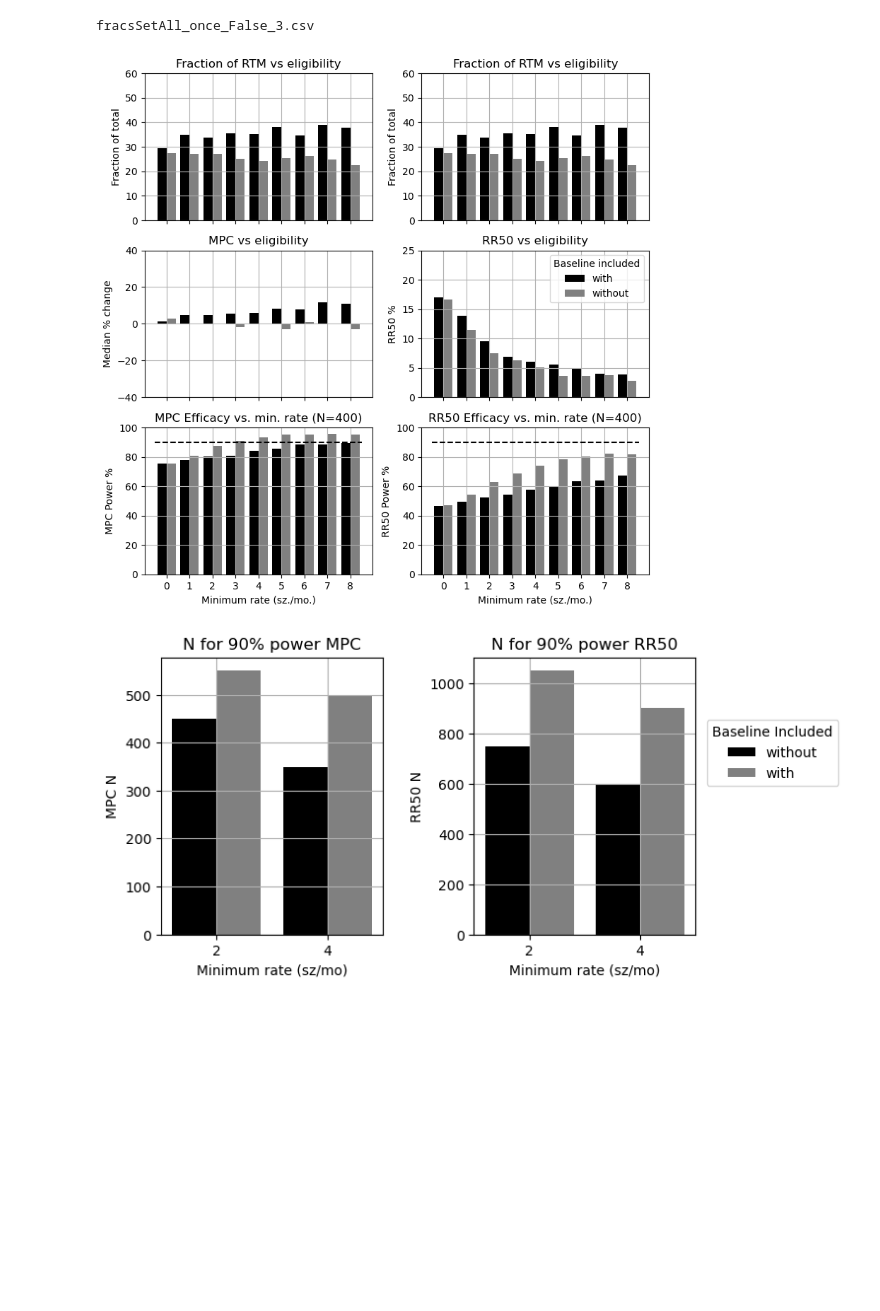
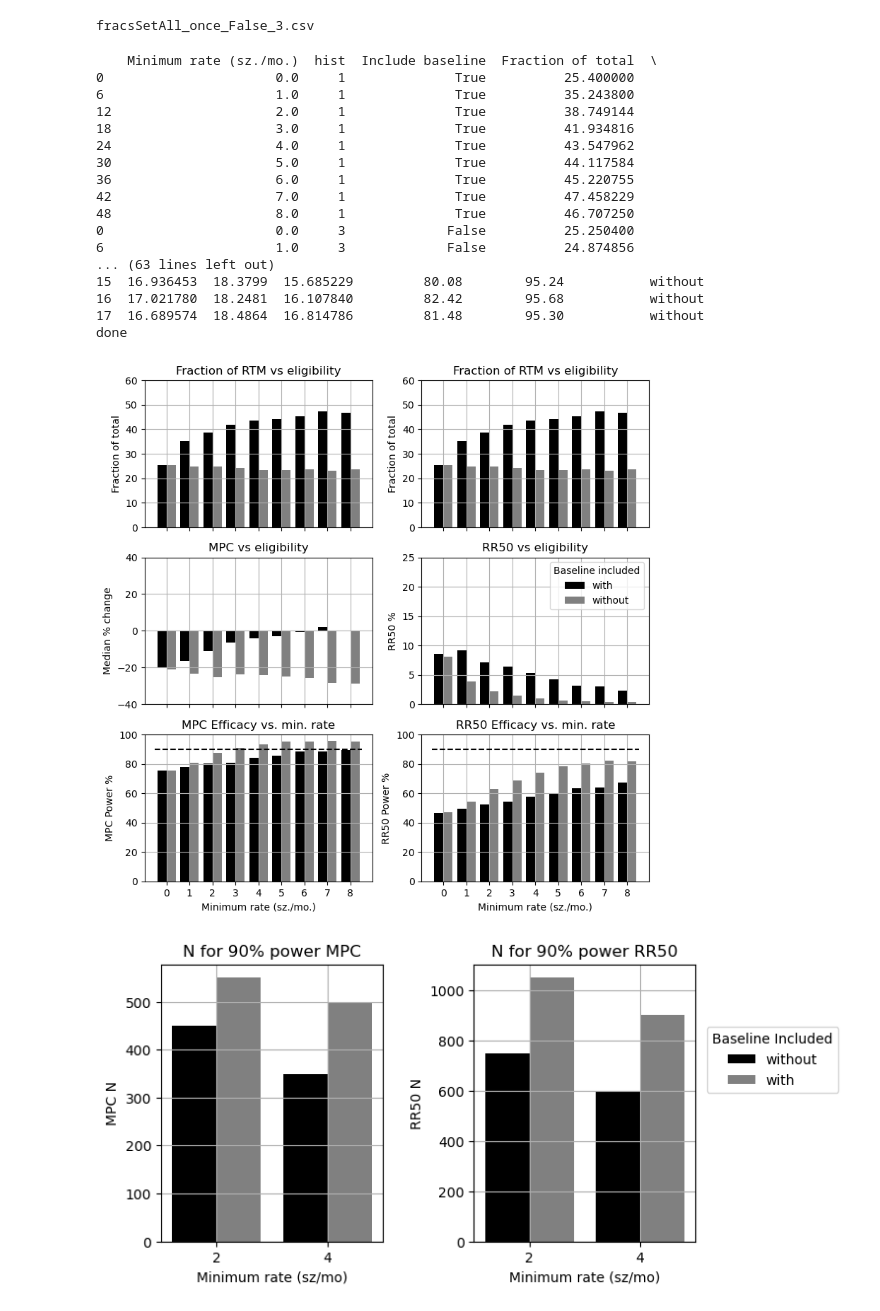
Before and after one commit to GoldenholzLab/RTMsim, a Jupyter notebook: rtm_paper_v2.ipynb, the cells around one changed output. Drawn from its saved outputs; the diff is of its cells as text; code cells hidden in the pictures; blank space fills up the shorter version.

```diff
--- a/rtm_paper_v2.ipynb
+++ b/rtm_paper_v2.ipynb
@@ -86,10 +102,30 @@ fracsSetAll_once_False_3.csv
 # %%
 %reload_ext autoreload
 %autoreload 2
 from RTM_funcs import draw_all_fracSets_noSF
-draw_all_fracSets_noSF(showFull=False,onceOnly=True)
+draw_all_fracSets_noSF(showFull=False,studyChances=24)
+
+plt.savefig('Fig2.png',dpi=300)
+plt.show()
 # %% [output]
+    Minimum rate (sz./mo.)  hist  Include baseline  Fraction of total  \
+0                      0.0     1              True          25.400000
+6                      1.0     1              True          35.243800
+12                     2.0     1              True          38.749144
+18                     3.0     1              True          41.934816
+24                     4.0     1              True          43.547962
+30                     5.0     1              True          44.117584
+36                     6.0     1              True          45.220755
+42                     7.0     1              True          47.458229
+48                     8.0     1              True          46.707250
+0                      0.0     3             False          25.250400
+6                      1.0     3             False          24.874856
+... (63 lines left out)
+15  16.936453  18.3799  15.685229         80.08        95.24           without
+16  17.021780  18.2481  16.107840         82.42        95.68           without
+17  16.689574  18.4864  16.814786         81.48        95.30           without
+done
-[figure, old version]
+[figure, new version]
 # %%
 from RTM_funcs import build_minSz_findN_pow
 build_minSz_findN_pow(minSz=4,fn='Low-high-testv6.csv')
```
Also changed, not shown: parts of 3 cells of this notebook, 3 other files.
